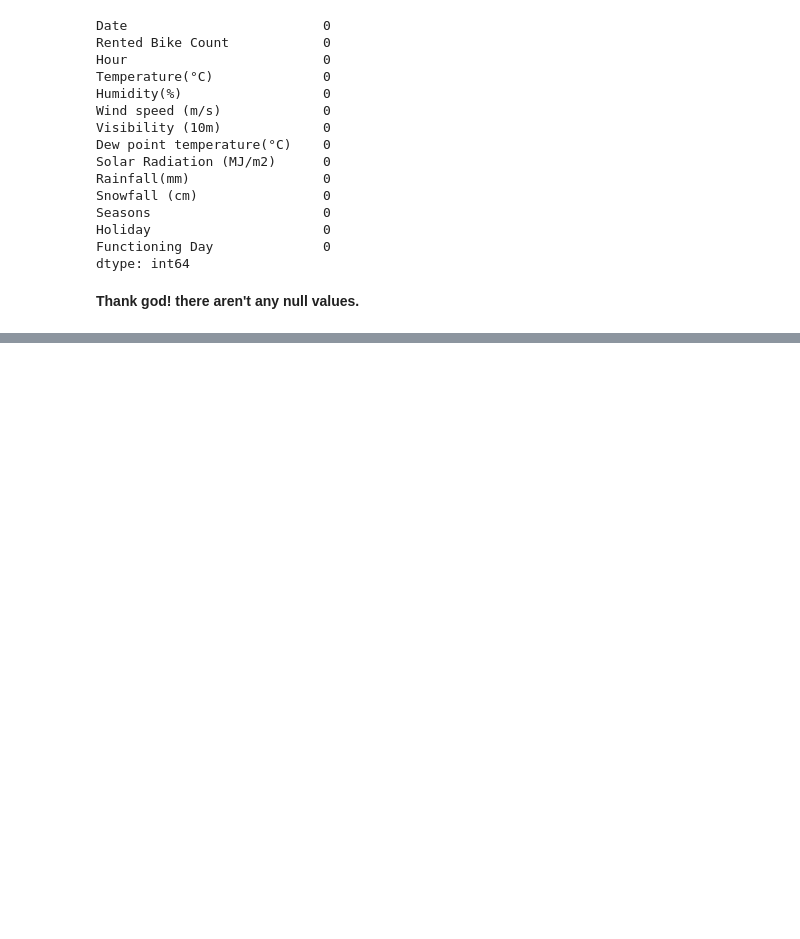
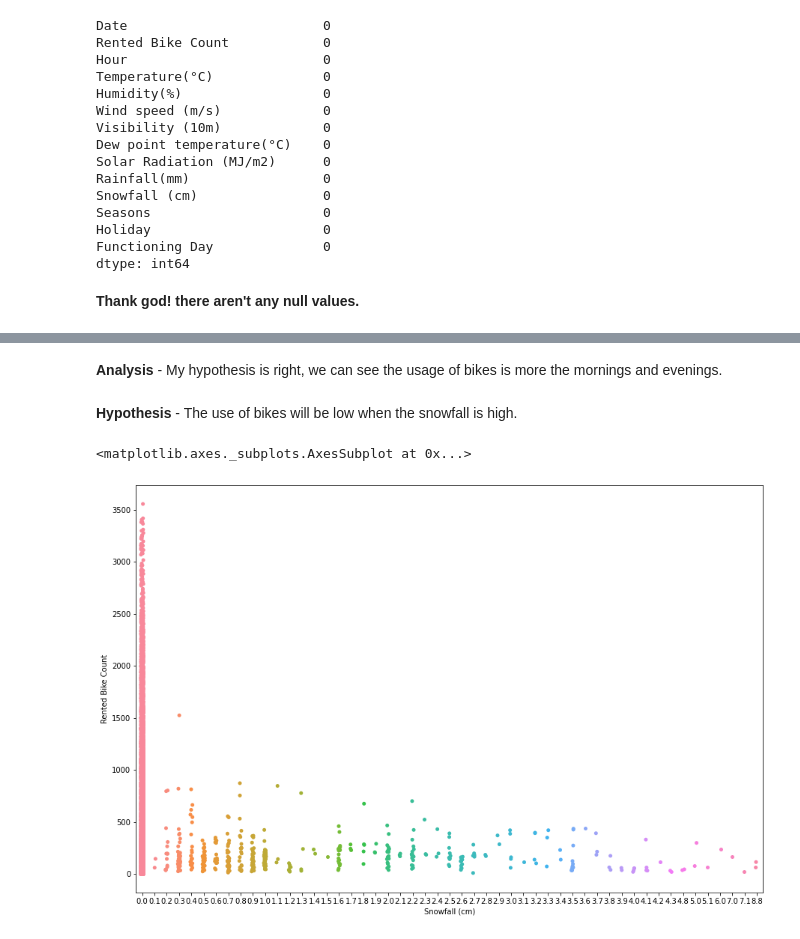
Before and after one commit to Shourya306/Bike-Sharing-Demand-Prediction-Regression, a Jupyter notebook: Bike_Sharing_Demand_Prediction_Capstone_Project.ipynb, the cells around one changed output, grey strips where cells are left out. Saved outputs shown, nothing was run; the diff lists cells and outputs as text; code cells hidden in the pictures; blank space fills up the shorter version.

```diff
--- a/Bike_Sharing_Demand_Prediction_Capstone_Project.ipynb
+++ b/Bike_Sharing_Demand_Prediction_Capstone_Project.ipynb
@@ -191,0 +319,11 @@ dtype: int64
+# %% [markdown]
+**Analysis** - My hypothesis is right, we can see the usage of bikes is more the mornings and evenings.
+# %% [markdown]
+**Hypothesis** - The use of bikes will be low when the snowfall is high.
+# %%
+# Plotting a stripplot on snowfall vs rented bike plot
+plt.figure(figsize = (15,10))
+sns.stripplot(x = dataset['Snowfall (cm)'], y = dataset['Rented Bike Count'], data = dataset)
+# %% [output]
+<matplotlib.axes._subplots.AxesSubplot at 0x...>
+[figure, added]
```
Also changed, not shown: parts of 31 cells of this notebook.
